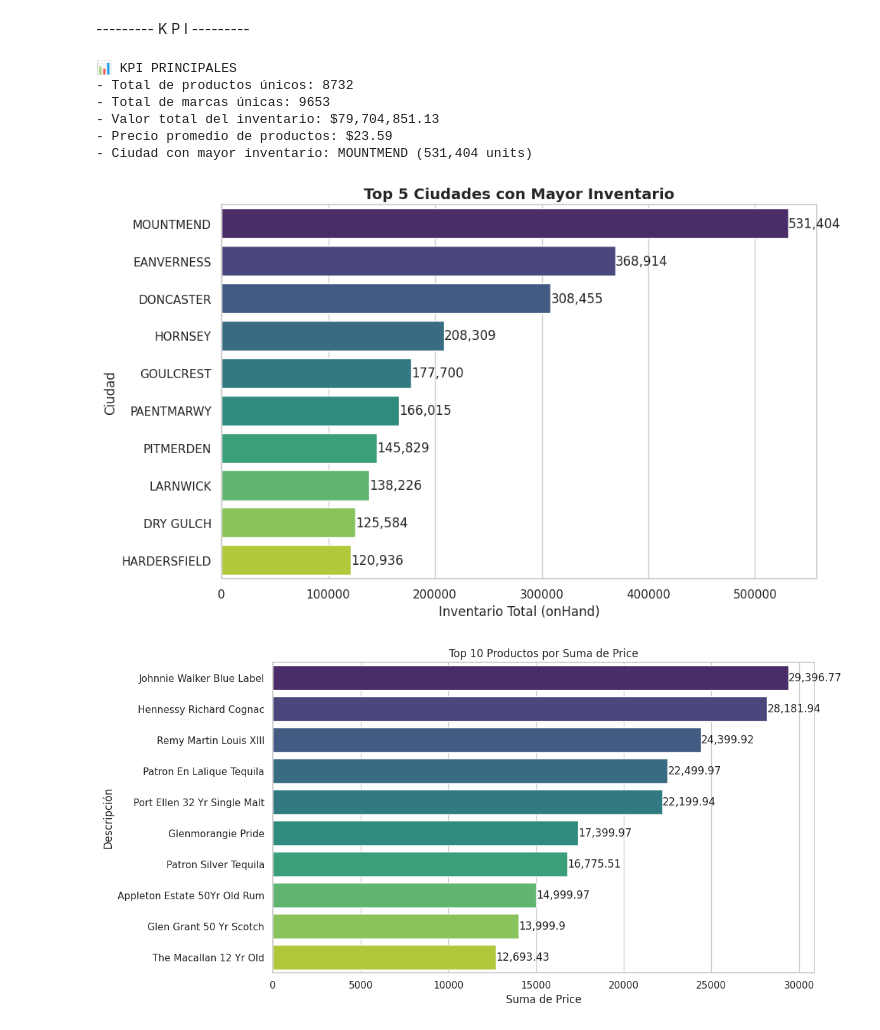
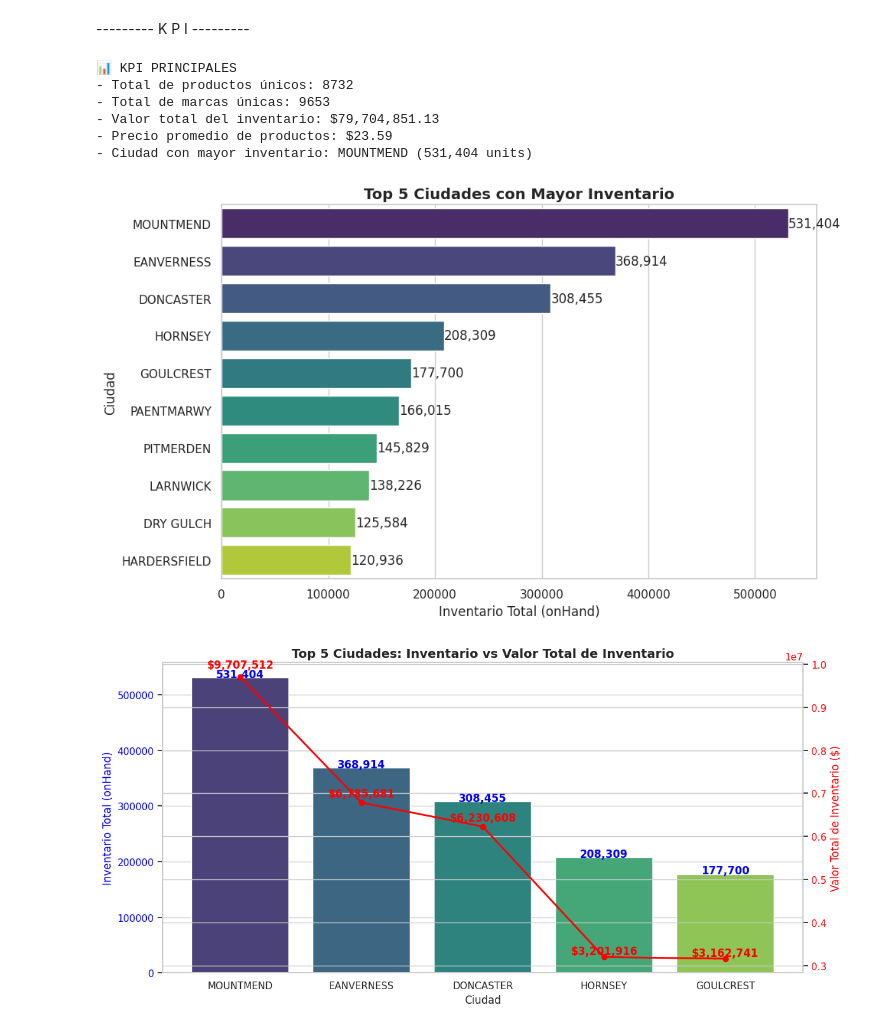
Before and after one commit to RaksoIngenieria/Data-Analytics, a Jupyter notebook: EDA_AromasDelValle.ipynb, the cells around one changed output. Drawn from its saved outputs; the diff is of its cells as text; code cells hidden in the pictures.

```diff
--- a/EDA_AromasDelValle.ipynb
+++ b/EDA_AromasDelValle.ipynb
@@ -157,6 +157,47 @@ plt.ylabel("Ciudad")
 # Agregar etiquetas con valores
 for index, value in enumerate(top_city_inventory['onHand']):
     plt.text(value + 5, index, f"{value:,}", va='center')
+
+plt.tight_layout()
+plt.show()
+
+
+# ==========================
+# 2️⃣ TOP 10 POR City vs onHand
+# ==========================
+
+# Agrupar por ciudad: sumar inventario y valor
+df_city = df.groupby('City', as_index=False).agg({
+    'onHand': 'sum',
+    'InventoryValue': 'sum'
+})
+
+# Ordenar por inventario y tomar las 5 ciudades principales
+top5_city = df_city.sort_values(by='onHand', ascending=False).head(5)
+
+# Crear gráfico combinado
+fig, ax1 = plt.subplots(figsize=(12,6))
+
+# Barras: inventario
+sns.barplot(x='City', y='onHand', data=top5_city, palette="viridis", ax=ax1,hue='City', legend=False)
+ax1.set_xlabel("Ciudad")
+ax1.set_ylabel("Inventario Total (onHand)", color="blue")
+ax1.tick_params(axis='y', labelcolor="blue")
+plt.title("Top 5 Ciudades: Inventario vs Valor Total de Inventario", fontsize=14, weight='bold')
+
+# Etiquetas en las barras de inventario
+for i, value in enumerate(top5_city['onHand']):
+    ax1.text(i, value + 50, f"{value:,}", ha='center', color="blue", fontweight='bold')
+
+# Línea: valor total de inventario
+ax2 = ax1.twinx()
+ax2.plot(top5_city['City'], top5_city['InventoryValue'], color="red", marker="o", linewidth=2, label="Valor Total ($)")
+ax2.set_ylabel("Valor Total de Inventario ($)", color="red")
+ax2.tick_params(axis='y', labelcolor="red")
+
+# Etiquetas en los puntos de valor
+for i, value in enumerate(top5_city['InventoryValue']):
+    ax2.text(i, value + (value * 0.02), f"${value:,.0f}", ha='center', color="red", fontweight='bold')
 
 plt.tight_layout()
 plt.show()
@@ -236,31 +277,31 @@ plt.tight_layout()   # 🔥 Ajusta márgenes automáticamente
 plt.show()
 
 # === Top 10 Productos con Mayor Valor en Inventario ===
 
 # Calcular el valor de inventario por producto (Description)
 top10_value = df.groupby('Description', as_index=False)['InventoryValue'].sum()
 top10_value = top10_value.sort_values(by='InventoryValue', ascending=False).head(10)
 
 
 # Gráfico de barras
 plt.figure(figsize=(12,6))
 sns.barplot(x='InventoryValue', y='Description', data=top10_value, palette='crest', hue='Description', legend=False)
 plt.title("Top 10 Productos con Mayor Valor en Inventario")
 plt.xlabel("Valor de Inventario ($)")
 plt.ylabel("Producto")
 
 # Agregar etiquetas con los valores en cada barra
 for index, value in enumerate(top10_value['InventoryValue']):
     plt.text(value + (value * 0.01), index, f"${value:,.0f}", va='center', fontsize=9, fontweight='bold')
 
 plt.tight_layout()
 plt.show()
 # %% [output]
 📊 KPI PRINCIPALES
 - Total de productos únicos: 8732
 - Total de marcas únicas: 9653
 - Valor total del inventario: $79,704,851.13
 - Precio promedio de productos: $23.59
 - Ciudad con mayor inventario: MOUNTMEND (531,404 units)
 [figure]
-[figure, old version]
+[figure, new version]
```
Also changed, not shown: parts of 2 cells of this notebook.
